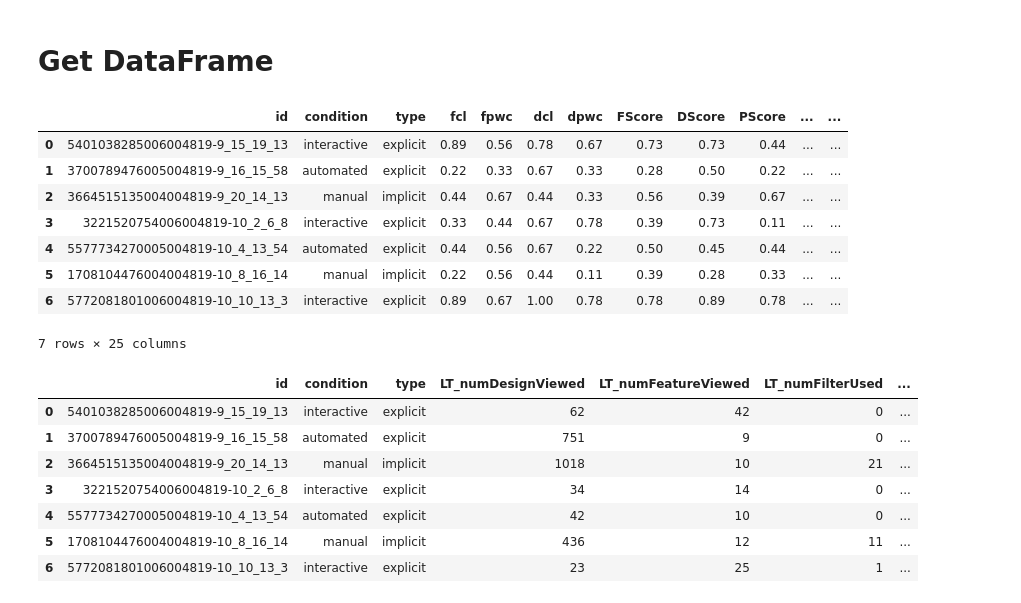
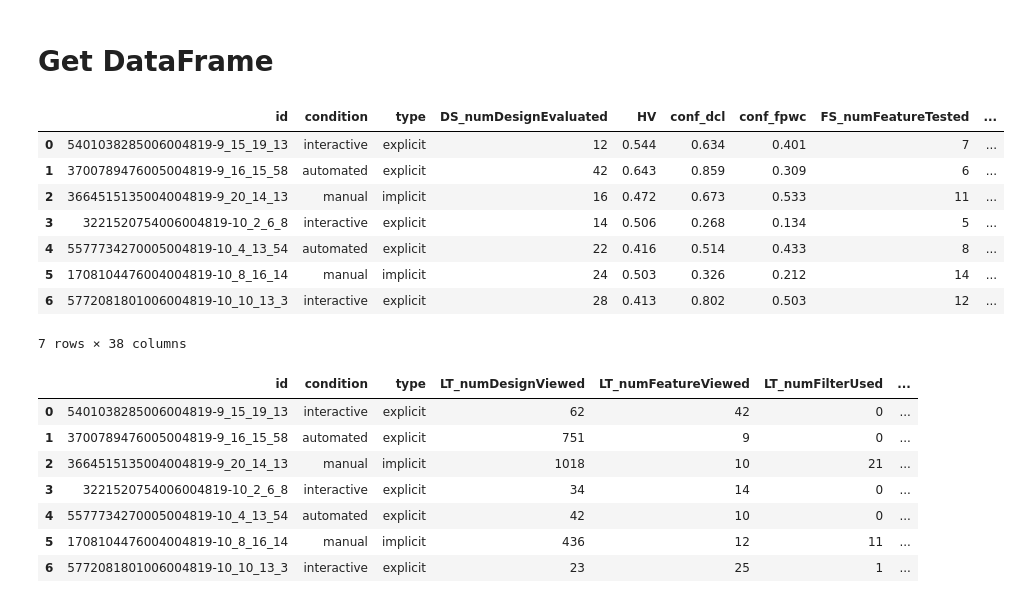
Before and after one commit to hsbang09/iFEED_experiment_result_analysis_2019, a Jupyter notebook: analysis.ipynb, the cells around one changed output. Drawn from its saved outputs; the diff is of its cells as text; code cells hidden in the pictures.

```diff
--- a/analysis.ipynb
+++ b/analysis.ipynb
@@ -49,18 +50,18 @@ s6 = resultAnalyzer.subjects[6]
 # %% [markdown]
 # Get DataFrame
 # %%
-df = resultAnalyzer.getDataFrame(excludeHV=False, adjustIGDUsingEntropy=False)
+df = resultAnalyzer.getDataFrame(option="all",excludeHV=False, adjustIGDUsingEntropy=False)
 df
 # %% [output]
-|  | id | condition | type | fcl | fpwc | dcl | dpwc | FScore | DScore | PScore | ... | ... |
-| 0 | 5401038285006004819-9_15_19_13 | interactive | explicit | 0.89 | 0.56 | 0.78 | 0.67 | 0.73 | 0.73 | 0.44 | ... | ... |
-| 1 | 3700789476005004819-9_16_15_58 | automated | explicit | 0.22 | 0.33 | 0.67 | 0.33 | 0.28 | 0.50 | 0.22 | ... | ... |
-| 2 | 3664515135004004819-9_20_14_13 | manual | implicit | 0.44 | 0.67 | 0.44 | 0.33 | 0.56 | 0.39 | 0.67 | ... | ... |
-| 3 | 3221520754006004819-10_2_6_8 | interactive | explicit | 0.33 | 0.44 | 0.67 | 0.78 | 0.39 | 0.73 | 0.11 | ... | ... |
-| 4 | 5577734270005004819-10_4_13_54 | automated | explicit | 0.44 | 0.56 | 0.67 | 0.22 | 0.50 | 0.45 | 0.44 | ... | ... |
-| 5 | 1708104476004004819-10_8_16_14 | manual | implicit | 0.22 | 0.56 | 0.44 | 0.11 | 0.39 | 0.28 | 0.33 | ... | ... |
-| 6 | 5772081801006004819-10_10_13_3 | interactive | explicit | 0.89 | 0.67 | 1.00 | 0.78 | 0.78 | 0.89 | 0.78 | ... | ... |
+|  | id | condition | type | DS_numDesignEvaluated | HV | conf_dcl | conf_fpwc | FS_numFeatureTested | ... |
+| 0 | 5401038285006004819-9_15_19_13 | interactive | explicit | 12 | 0.544 | 0.634 | 0.401 | 7 | ... |
+| 1 | 3700789476005004819-9_16_15_58 | automated | explicit | 42 | 0.643 | 0.859 | 0.309 | 6 | ... |
+| 2 | 3664515135004004819-9_20_14_13 | manual | implicit | 16 | 0.472 | 0.673 | 0.533 | 11 | ... |
+| 3 | 3221520754006004819-10_2_6_8 | interactive | explicit | 14 | 0.506 | 0.268 | 0.134 | 5 | ... |
+| 4 | 5577734270005004819-10_4_13_54 | automated | explicit | 22 | 0.416 | 0.514 | 0.433 | 8 | ... |
+| 5 | 1708104476004004819-10_8_16_14 | manual | implicit | 24 | 0.503 | 0.326 | 0.212 | 14 | ... |
+| 6 | 5772081801006004819-10_10_13_3 | interactive | explicit | 28 | 0.413 | 0.802 | 0.503 | 12 | ... |
-7 rows × 25 columns
+7 rows × 38 columns
 # %%
 resultAnalyzer.getDataFrame(option="learningTask")
 # %% [output]
```
Also changed, not shown: parts of 124 cells of this notebook, 3 other files.
